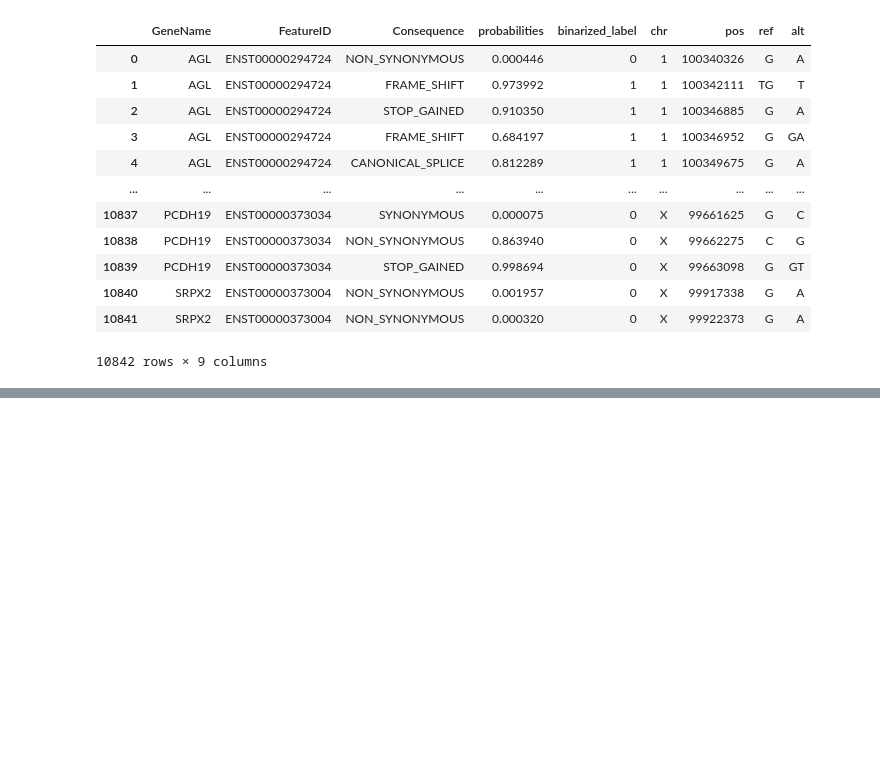
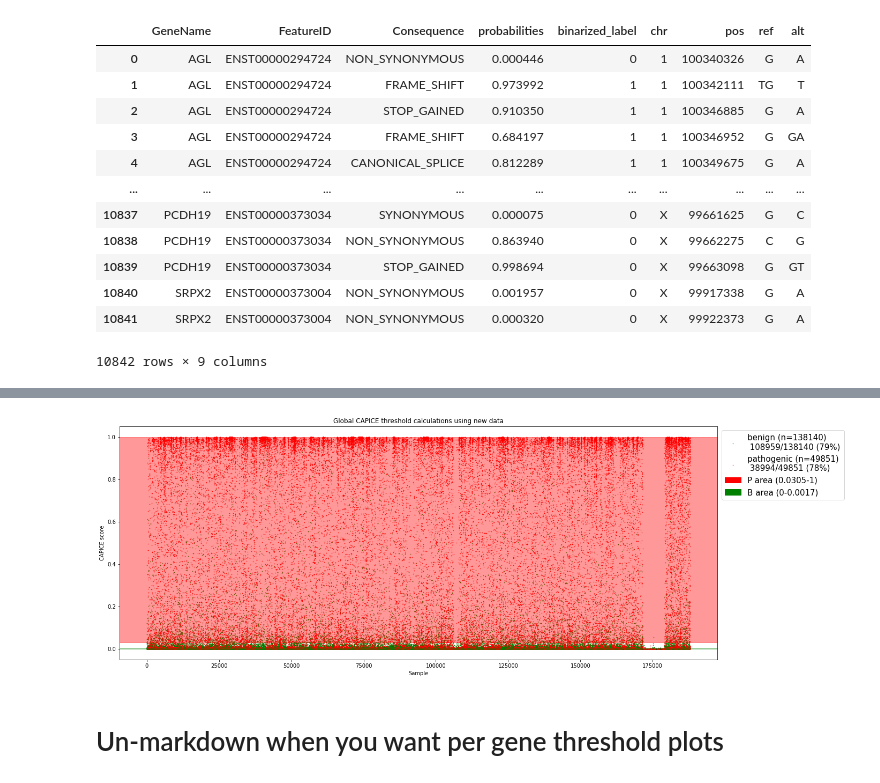
Before and after one commit to SietsmaRJ/capice_updatr, a Jupyter notebook: scripts/thresholds.ipynb, the cells around one changed output, grey strips where cells are left out. Drawn from its saved outputs; the diff is of its cells as text; code cells hidden in the pictures; blank space fills up the shorter version.

```diff
--- a/scripts/thresholds.ipynb
+++ b/scripts/thresholds.ipynb
@@ -205,0 +328,8 @@ n
+# %%
+merge['chr_pos_ref_alt_gene'] = merge[['chr', 'pos', 'ref', 'alt', 'GeneName']].astype(str).agg('_'.join, axis=1)
+merge = merge.append(train_data)
+merge.drop_duplicates(subset=['chr_pos_ref_alt_gene', 'binarized_label'], inplace=True)
+merge = merge[merge['chr'].notnull()][merge_original_columns]
+merge.index = range(0, merge.shape[0])
+merge['sample'] = merge.index
+merge
@@ -205,0 +350,69 @@ n
+# %%
+benign_scores = merge[merge['binarized_label'] == 0]['probabilities']
+percentile_benign = np.percentile(benign_scores, 95)
+percentile_benign_subset = benign_scores[benign_scores <= percentile_benign]
+benign_lower_ci, benign_med, benign_upper_ci = calc_ci(percentile_benign_subset)
+# %%
+patho_scores = merge[merge['binarized_label'] == 1]['probabilities']
+percentile_patho = np.percentile(patho_scores, 5)
+percentile_patho_subset = benign_scores[benign_scores >= percentile_patho]
+patho_lower_ci, patho_med, patho_upper_ci = calc_ci(percentile_patho_subset)
+# %%
+dot_size = 0.3
+n_decimals = 4
+
+plt.rcParams['figure.figsize'] = (20,8)
+
+plt.axhspan(0,
+            benign_upper_ci,
+            0,
+            1,
+            color='green',
+            alpha=0.4
+           )
+
+n_benign_correct = merge[(merge['probabilities'] <= benign_upper_ci) & (merge['binarized_label'] == 0)].shape[0]
+n_benign_tot = merge[merge['binarized_label'] == 0].shape[0]
+
+benign_subset = merge[merge['binarized_label'] == 0]
+plt.scatter(benign_subset['sample'],
+            benign_subset['probabilities'],
+            s=dot_size,
+            color='green',
+            label=f'benign (n={benign_subset.shape[0]}) \n {n_benign_correct}/{n_benign_tot} ({round(n_benign_correct/n_benign_tot*100)}%)'
+           )
+
+plt.axhspan(patho_lower_ci,
+            1,
+            0,
+            1,
+            color='red',
+            alpha=0.4
+           )
+
+n_patho_correct = merge[(merge['probabilities'] >= patho_lower_ci) & (merge['binarized_label'] == 1)].shape[0]
+n_patho_tot = merge[merge['binarized_label'] == 1].shape[0]
+
+patho_subset = merge[merge['binarized_label'] == 1]
+plt.scatter(patho_subset['sample'],
+            patho_subset['probabilities'],
+            s=dot_size,
+            color='red',
+            label=f'pathogenic (n={patho_subset.shape[0]}) \n {n_patho_correct}/{n_patho_tot} ({round(n_patho_correct/n_patho_tot*100)}%)'
+           )
+
+handles, labels = plt.gca().get_legend_handles_labels()
+
+red_patch = mpatches.Patch(color='red', label=f'P area ({round(patho_lower_ci, n_decimals)}-1)')
+handles.append(red_patch)
+green_patch = mpatches.Patch(color='green', label=f'B area (0-{round(benign_upper_ci, n_decimals)})')
+handles.append(green_patch)
+plt.legend(bbox_to_anchor=(1.0,1.0), handles=handles, prop={'size':15})
+
+plt.ylabel('CAPICE score')
+plt.xlabel('Sample')
+plt.title('Global CAPICE threshold calculations using new data')
+
+plt.show()
+# %% [output]
+[figure, added]
@@ -205,0 +422,2 @@ n
+# %% [markdown]
+# Un-markdown when you want per gene threshold plots
```
Also changed, not shown: parts of 19 cells of this notebook, 2 other files.
